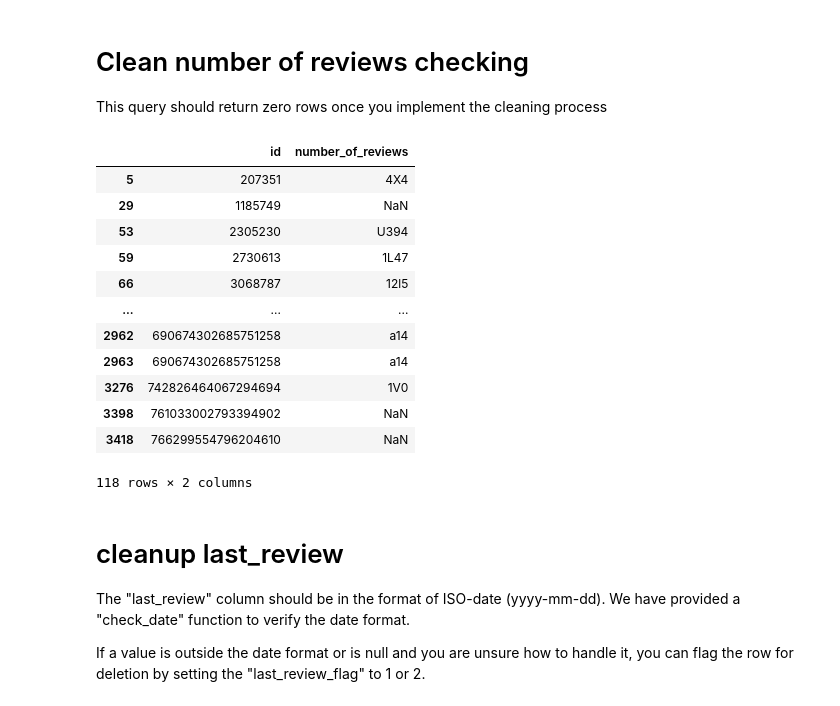
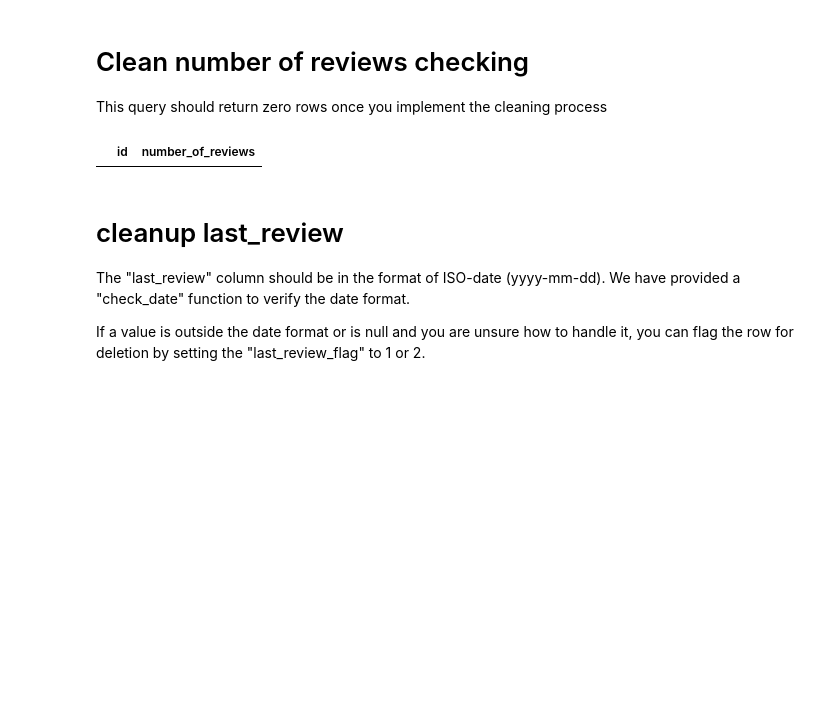
Before and after one commit to nikolausn/collab-use-case, a Jupyter notebook: vertical_collaboration/case_1/Airbnb-Solution-Template.ipynb, the cells around one changed output. Saved outputs shown, nothing was run; the diff lists cells and outputs as text; code cells hidden in the pictures; blank space fills up the shorter version.

```diff
--- a/vertical_collaboration/case_1/Airbnb-Solution-Template.ipynb
+++ b/vertical_collaboration/case_1/Airbnb-Solution-Template.ipynb
@@ -336,8 +344,8 @@ allowed_room_type = ['Entire home/apt', 'Private room', 'Shared room', 'Hotel ro
 def clean_room_type(df):
     #raise Exception("not yet have implementation")
     # do something here
-    print("not yet have implementation")
-
+    df.loc[~df['room_type'].isin(allowed_room_type), 'room_type_flag'] = 1
+    df.loc[df['room_type'].isna(), 'room_type_flag'] = 2
     return df
 # %%
 airbnb_pd = clean_room_type(airbnb_pd)
@@ -377,14 +371,16 @@ If you are unsure what to do with a value or if it is a null value, you can flag
 def check_integer(x,start=1,end=365):
     try:
         temp_x = int(x)
-        return start <= temp_x <= end
+        if start <= temp_x <= end:
+            return True
     except:
         return False
 # %%
 def clean_minimum_nights(df):
     #raise Exception("not yet have implementation")
     # do something here
-    print("not yet have implementation")
+    nights_mask = df['minimum_nights'].apply(lambda x: not check_integer(x))
+    df.loc[nights_mask, 'minimum_nights_flag'] = 1
 
     return df
 # %%
@@ -417,7 +399,8 @@ min_check_pd[["id","minimum_nights"]]
 def clean_number_of_reviews(df):
     #raise Exception("not yet have implementation")
     # do something here
-    print("not yet have implementation")
+    reviews_mask = df['number_of_reviews'].apply(lambda x: not check_integer(x,0,999999))
+    df.loc[reviews_mask, 'number_of_reviews_flag'] = 1
 
     return df
 # %%
@@ -430,22 +411,10 @@ not yet have implementation
 This query should return zero rows once you implement the cleaning process
 # %%
 min_check_pd = airbnb_pd[airbnb_pd.number_of_reviews_flag==0]
-min_check_pd = min_check_pd[min_check_pd.number_of_reviews.apply(lambda x:check_integer(x,0,999999))==False]
+min_check_pd = min_check_pd[min_check_pd.number_of_reviews.apply(lambda x:check_integer(x,1,999999))==False]
 min_check_pd[["id","number_of_reviews"]]
 # %% [output]
 |  | id | number_of_reviews |
-| 5 | 207351 | 4X4 |
-| 29 | 1185749 | NaN |
-| 53 | 2305230 | U394 |
-| 59 | 2730613 | 1L47 |
-| 66 | 3068787 | 12l5 |
-| ... | ... | ... |
-| 2962 | 690674302685751258 | a14 |
-| 2963 | 690674302685751258 | a14 |
-| 3276 | 742826464067294694 | 1V0 |
-| 3398 | 761033002793394902 | NaN |
-| 3418 | 766299554796204610 | NaN |
-118 rows × 2 columns
 # %% [markdown]
 # cleanup last_review
 
```
Also changed, not shown: parts of 34 cells of this notebook, 1 other file.
